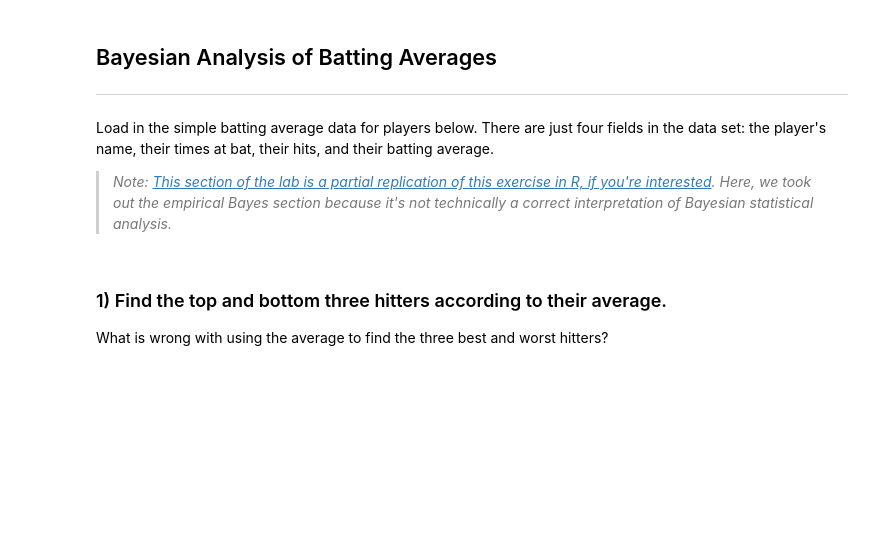
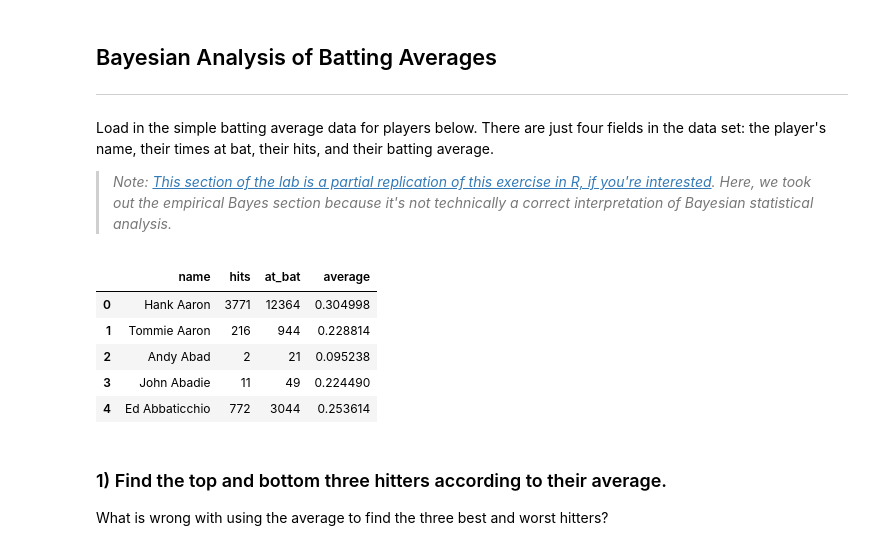
Before and after one commit to Agelf123/bayes_2, a Jupyter notebook: beta-distribution-baseball-hits.ipynb, the cells around one changed output. Cells and saved outputs as stored; diff of their text form; code cells hidden in the pictures; blank space fills up the shorter version.

```diff
--- a/beta-distribution-baseball-hits.ipynb
+++ b/beta-distribution-baseball-hits.ipynb
@@ -33,3 +38,14 @@ Load in the simple batting average data for players below. There are just four f
+# %%
+# A:
+data = pd.read_csv("data/career_hits.csv")
+data.head()
+# %% [output]
+|  | name | hits | at_bat | average |
+| 0 | Hank Aaron | 3771 | 12364 | 0.304998 |
+| 1 | Tommie Aaron | 216 | 944 | 0.228814 |
+| 2 | Andy Abad | 2 | 21 | 0.095238 |
+| 3 | John Abadie | 11 | 49 | 0.224490 |
+| 4 | Ed Abbaticchio | 772 | 3044 | 0.253614 |
 # %% [markdown]
 ### 1) Find the top and bottom three hitters according to their average.
 
```
Also changed, not shown: parts of 20 cells of this notebook.
